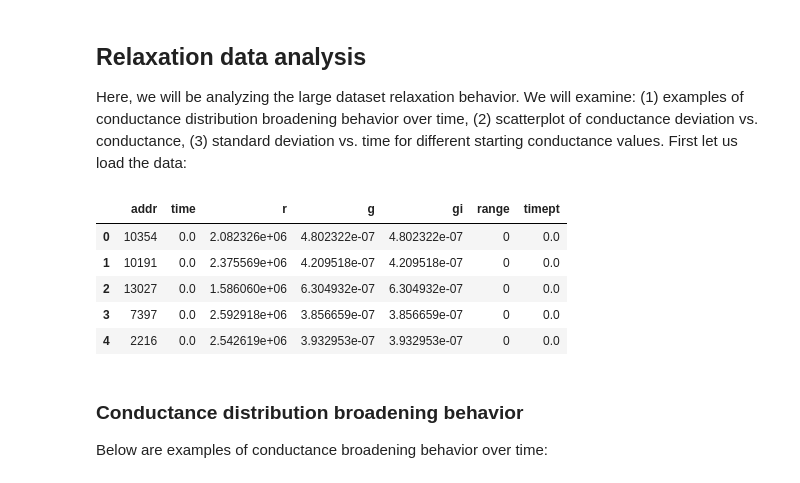
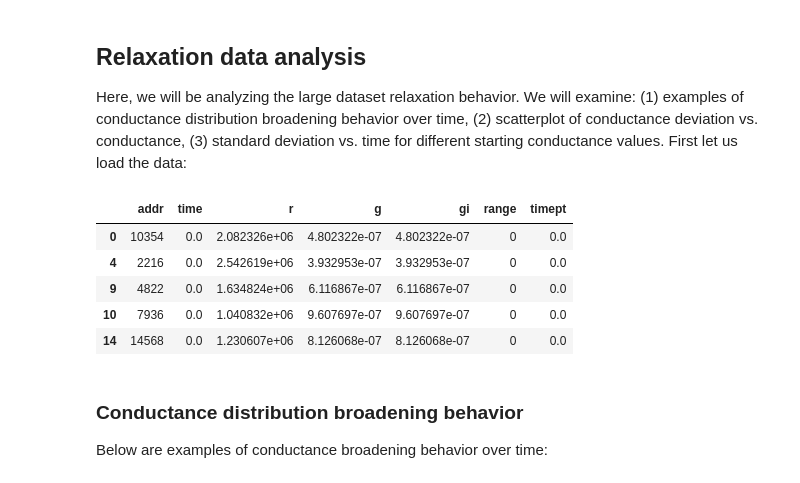
Before and after one commit to akashlevy/RRAM-Relaxation-Master-Model, a Jupyter notebook: analysis.ipynb, the cells around one changed output. Drawn from its saved outputs; the diff is of its cells as text; code cells hidden in the pictures.

```diff
--- a/analysis.ipynb
+++ b/analysis.ipynb
@@ -142,15 +122,17 @@ Here, we will be analyzing the large dataset relaxation behavior. We will examin
 # %%
 # Load data for technology
 colnames = ["addr", "time", "r", "g", "gi", "range", "timept"]
 data = pd.read_csv(f"data/tech{TECH}/relaxdata.min.tsv.gz", names=colnames, sep='\t')
+data = data[data["addr"] % 2 == 0]
+data = data[data["range"] % 2 == 0]
 data.head()
 # %% [output]
 |  | addr | time | r | g | gi | range | timept |
 | 0 | 10354 | 0.0 | 2.082326e+06 | 4.802322e-07 | 4.802322e-07 | 0 | 0.0 |
-| 1 | 10191 | 0.0 | 2.375569e+06 | 4.209518e-07 | 4.209518e-07 | 0 | 0.0 |
-| 2 | 13027 | 0.0 | 1.586060e+06 | 6.304932e-07 | 6.304932e-07 | 0 | 0.0 |
-| 3 | 7397 | 0.0 | 2.592918e+06 | 3.856659e-07 | 3.856659e-07 | 0 | 0.0 |
 | 4 | 2216 | 0.0 | 2.542619e+06 | 3.932953e-07 | 3.932953e-07 | 0 | 0.0 |
+| 9 | 4822 | 0.0 | 1.634824e+06 | 6.116867e-07 | 6.116867e-07 | 0 | 0.0 |
+| 10 | 7936 | 0.0 | 1.040832e+06 | 9.607697e-07 | 9.607697e-07 | 0 | 0.0 |
+| 14 | 14568 | 0.0 | 1.230607e+06 | 8.126068e-07 | 8.126068e-07 | 0 | 0.0 |
 # %% [markdown]
 ### Conductance distribution broadening behavior
 
```
Also changed, not shown: parts of 17 cells of this notebook, 1 other file.
